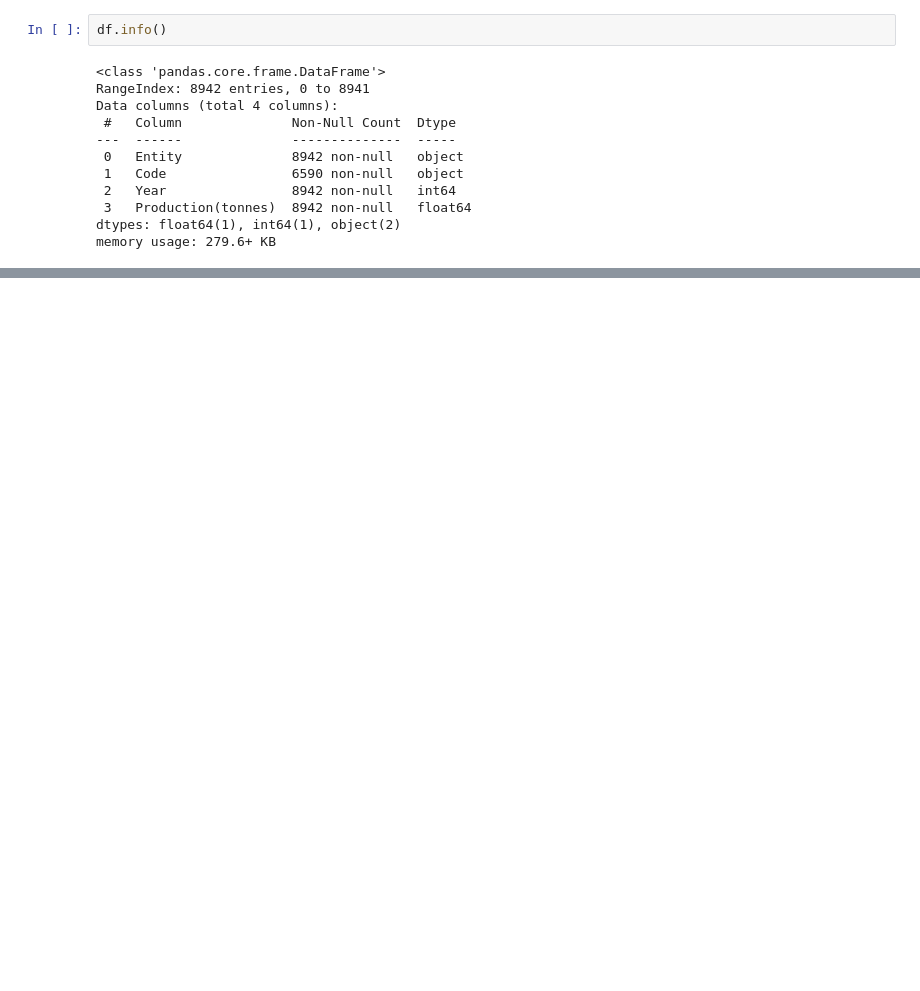
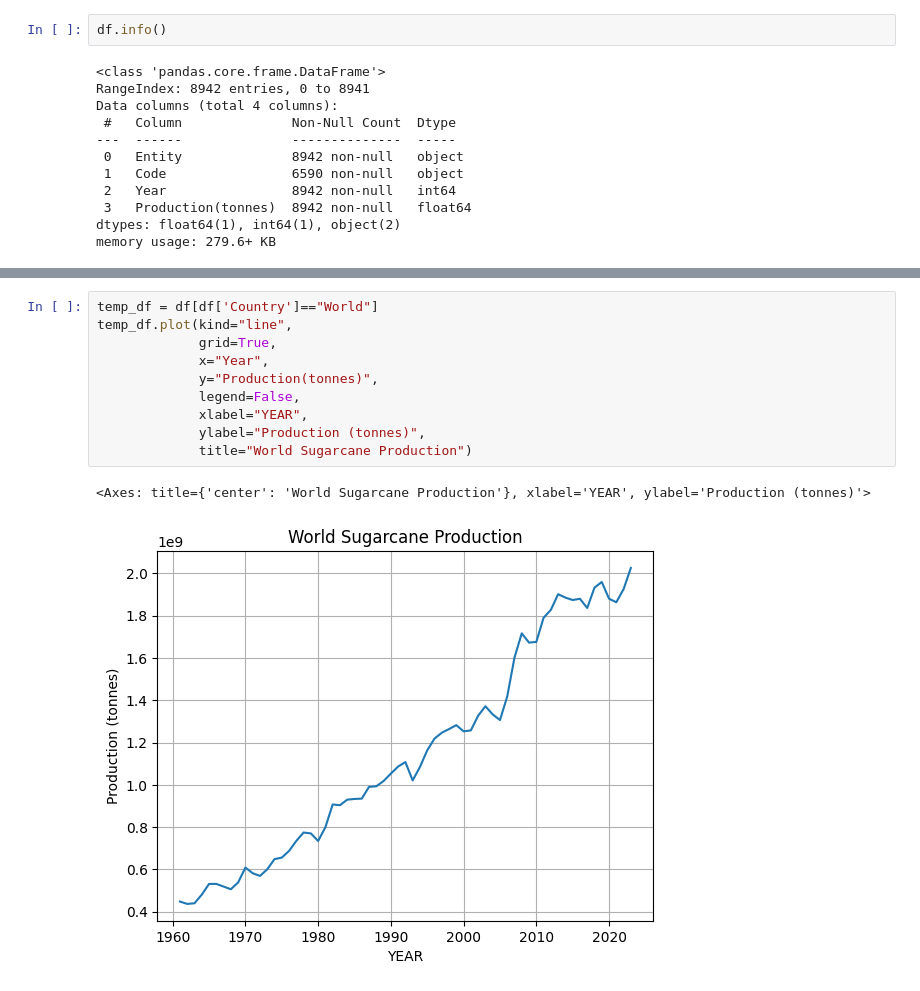
Before and after one commit to Lovekumar-Creative/SUGARCANE-PRODUCTION-ANALYSIS, a Jupyter notebook: sugarcane Production.ipynb, the cells around one changed output, grey strips where cells are left out. Saved outputs shown, nothing was run; the diff lists cells and outputs as text; blank space fills up the shorter version.

```diff
--- a/sugarcane Production.ipynb
+++ b/sugarcane Production.ipynb
@@ -52,0 +72,13 @@ memory usage: 279.6+ KB
+# %%
+temp_df = df[df['Country']=="World"]
+temp_df.plot(kind="line",
+             grid=True,
+             x="Year",
+             y="Production(tonnes)",
+             legend=False,
+             xlabel="YEAR",
+             ylabel="Production (tonnes)",
+             title="World Sugarcane Production")
+# %% [output]
+<Axes: title={'center': 'World Sugarcane Production'}, xlabel='YEAR', ylabel='Production (tonnes)'>
+[figure, added]
```
Also changed, not shown: parts of 10 cells of this notebook.
